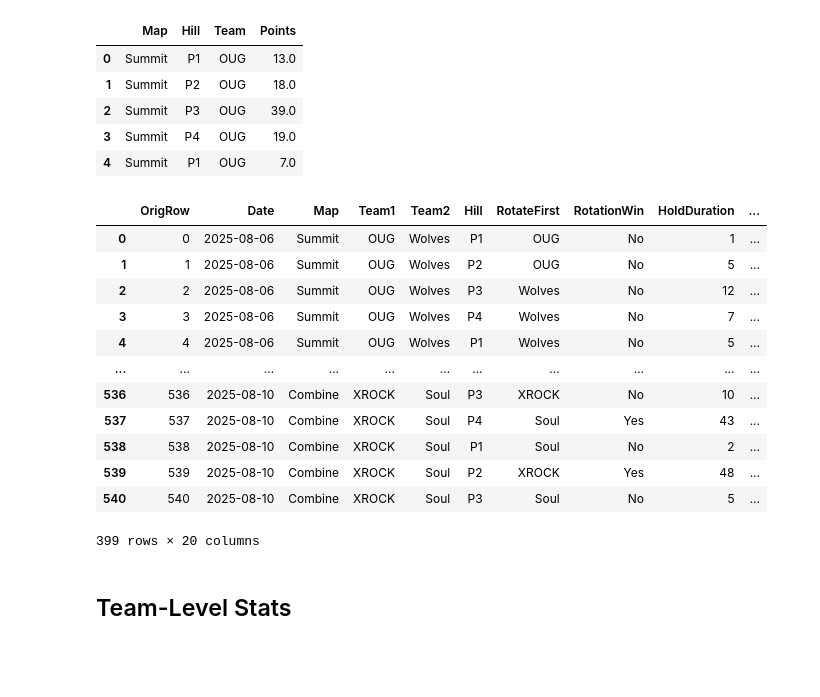
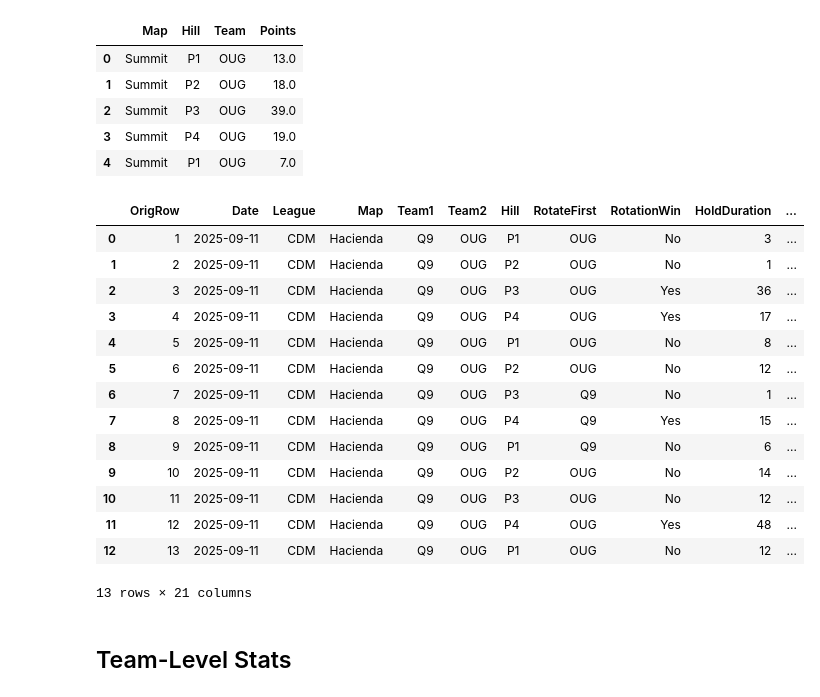
Before and after one commit to anshxl/codm-analytics, a Jupyter notebook: Notebooks/hp-stats.ipynb, the cells around one changed output. Saved outputs shown, nothing was run; the diff lists cells and outputs as text; code cells hidden in the pictures; blank space fills up the shorter version.

```diff
--- a/Notebooks/hp-stats.ipynb
+++ b/Notebooks/hp-stats.ipynb
@@ -38,22 +41,44 @@ long_pts.head()
 | 2 | Summit | P3 | OUG | 39.0 |
 | 3 | Summit | P4 | OUG | 19.0 |
 | 4 | Summit | P1 | OUG | 7.0 |
-# %%
-df_masters
-# %% [output]
-|  | OrigRow | Date | Map | Team1 | Team2 | Hill | RotateFirst | RotationWin | HoldDuration | ... |
-| 0 | 0 | 2025-08-06 | Summit | OUG | Wolves | P1 | OUG | No | 1 | ... |
-| 1 | 1 | 2025-08-06 | Summit | OUG | Wolves | P2 | OUG | No | 5 | ... |
-| 2 | 2 | 2025-08-06 | Summit | OUG | Wolves | P3 | Wolves | No | 12 | ... |
-| 3 | 3 | 2025-08-06 | Summit | OUG | Wolves | P4 | Wolves | No | 7 | ... |
-| 4 | 4 | 2025-08-06 | Summit | OUG | Wolves | P1 | Wolves | No | 5 | ... |
-| ... | ... | ... | ... | ... | ... | ... | ... | ... | ... | ... |
-| 536 | 536 | 2025-08-10 | Combine | XROCK | Soul | P3 | XROCK | No | 10 | ... |
-| 537 | 537 | 2025-08-10 | Combine | XROCK | Soul | P4 | Soul | Yes | 43 | ... |
-| 538 | 538 | 2025-08-10 | Combine | XROCK | Soul | P1 | Soul | No | 2 | ... |
-| 539 | 539 | 2025-08-10 | Combine | XROCK | Soul | P2 | XROCK | Yes | 48 | ... |
-| 540 | 540 | 2025-08-10 | Combine | XROCK | Soul | P3 | Soul | No | 5 | ... |
-399 rows × 20 columns
+# %%
+oug_hac = df[(df['Date'] == '2025-09-11') & (df['Map'] == 'Hacienda')].reset_index(drop=True)
+oug_hac['OrigRow'] = np.arange(len(oug_hac)) + 1
+oug_combine = df[(df['Date'] == '2025-09-11') & (df['Map'] == 'Combine')].reset_index(drop=True)
+oug_combine['OrigRow'] = np.arange(len(oug_combine)) + 1
+
+oug_hac.to_csv(f"{OUT_PATH}/oug_hac.csv", index=False)
+oug_combine.to_csv(f"{OUT_PATH}/oug_combine.csv", index=False)
+# # Plot Score 1 vs. Score 2
+# import matplotlib.pyplot as plt
+# plt.figure(figsize=(8, 6))
+# plt.scatter(oug_hac.index, oug_hac['Score1'], alpha=0.7)
+# plt.scatter(oug_hac.index, oug_hac['Score2'], alpha=0.7)
+# plt.plot(oug_hac.index, oug_hac['Score1'], label='Q9', color='blue')
+# plt.plot(oug_hac.index, oug_hac['Score2'], label='OUG', color='orange')
+# plt.xlabel('Hill')
+# plt.ylabel('Score')
+# plt.title('Score Progression for Q9 vs OUG on Hacienda')
+# plt.grid(alpha=0.3)
+# plt.legend()
+# %%
+oug_hac
+# %% [output]
+|  | OrigRow | Date | League | Map | Team1 | Team2 | Hill | RotateFirst | RotationWin | HoldDuration | ... |
+| 0 | 1 | 2025-09-11 | CDM | Hacienda | Q9 | OUG | P1 | OUG | No | 3 | ... |
+| 1 | 2 | 2025-09-11 | CDM | Hacienda | Q9 | OUG | P2 | OUG | No | 1 | ... |
+| 2 | 3 | 2025-09-11 | CDM | Hacienda | Q9 | OUG | P3 | OUG | Yes | 36 | ... |
+| 3 | 4 | 2025-09-11 | CDM | Hacienda | Q9 | OUG | P4 | OUG | Yes | 17 | ... |
+| 4 | 5 | 2025-09-11 | CDM | Hacienda | Q9 | OUG | P1 | OUG | No | 8 | ... |
+| 5 | 6 | 2025-09-11 | CDM | Hacienda | Q9 | OUG | P2 | OUG | No | 12 | ... |
+| 6 | 7 | 2025-09-11 | CDM | Hacienda | Q9 | OUG | P3 | Q9 | No | 1 | ... |
+| 7 | 8 | 2025-09-11 | CDM | Hacienda | Q9 | OUG | P4 | Q9 | Yes | 15 | ... |
+| 8 | 9 | 2025-09-11 | CDM | Hacienda | Q9 | OUG | P1 | Q9 | No | 6 | ... |
+| 9 | 10 | 2025-09-11 | CDM | Hacienda | Q9 | OUG | P2 | OUG | No | 14 | ... |
+| 10 | 11 | 2025-09-11 | CDM | Hacienda | Q9 | OUG | P3 | OUG | No | 12 | ... |
+| 11 | 12 | 2025-09-11 | CDM | Hacienda | Q9 | OUG | P4 | OUG | Yes | 48 | ... |
+| 12 | 13 | 2025-09-11 | CDM | Hacienda | Q9 | OUG | P1 | OUG | No | 12 | ... |
+13 rows × 21 columns
 # %% [markdown]
 ## Team-Level Stats
 # %%
```
Also changed, not shown: parts of 2 cells of this notebook, 35 other files.
